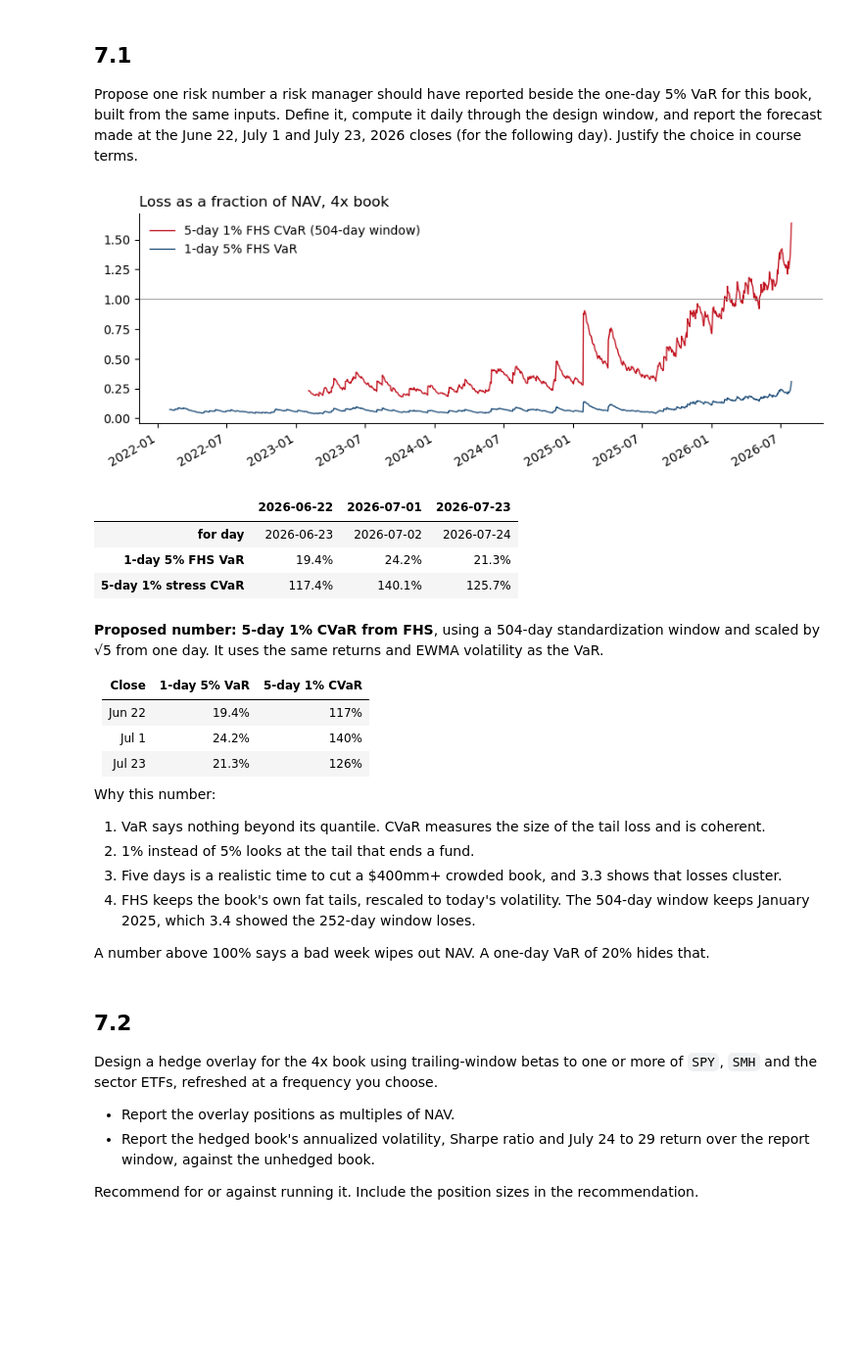
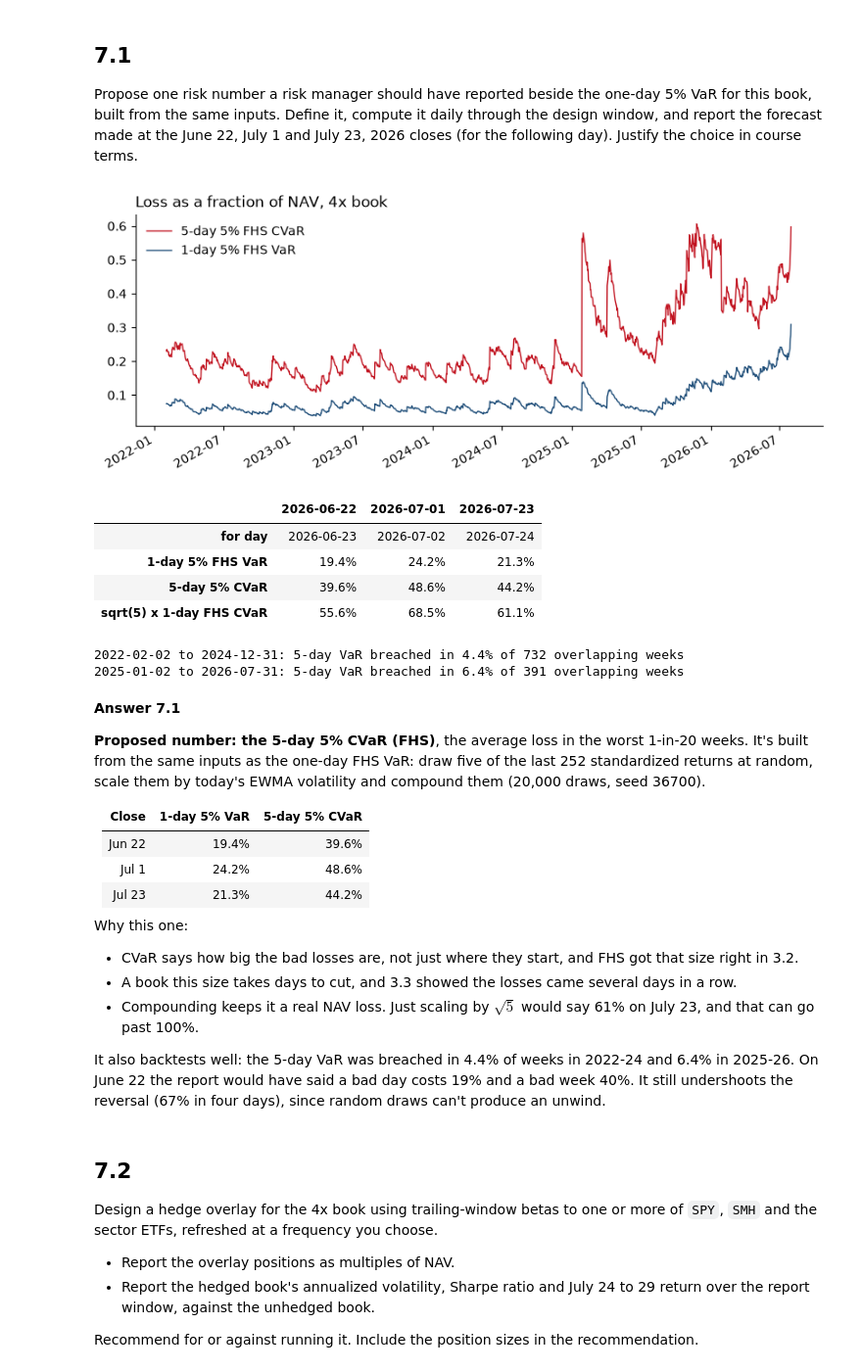
Before and after one commit to lucasalbinlazcano/ContextualAlertness, a Jupyter notebook: notebook/project_merged.ipynb, the cells around one changed output. Shown at 98% size. Drawn from its saved outputs; the diff is of its cells as text; code cells hidden in the pictures; blank space fills up the shorter version.

```diff
--- a/notebook/project_merged.ipynb
+++ b/notebook/project_merged.ipynb
@@ -1288,46 +1347,64 @@ Choose the additional risk measure, hedge specification, dashboard item, and fin
 
 Propose one risk number a risk manager should have reported beside the one-day 5% VaR for this book, built from the same inputs. Define it, compute it daily through the design window, and report the forecast made at the June 22, July 1 and July 23, 2026 closes (for the following day). Justify the choice in course terms.
 # %%
-STRESS_ALPHA, STRESS_DAYS, STRESS_WINDOW = 0.01, 5, 504
-z_design = (book_4x / forecasts['sigma']).values
-stress_cvar = pd.Series(np.nan, index=book_4x.index)
-for t in range(STRESS_WINDOW + INIT_DAYS, len(book_4x)):
-    stress_cvar.iloc[t] = tail_stats(z_design[t - STRESS_WINDOW:t], STRESS_ALPHA)[1] * forecasts['sigma'].iloc[t] * np.sqrt(STRESS_DAYS)
+H_DAYS, N_SIM, SEED_71 = 5, 20_000, 36700
+draw_idx = np.random.default_rng(SEED_71).integers(0, WINDOW, size=(N_SIM, H_DAYS))   # the same draws every day
+z_values, sig_values = z_all.values, forecasts['sigma'].values
+week_cvar = pd.Series(np.nan, index=book_4x.index)
+week_var = pd.Series(np.nan, index=book_4x.index)
+for t in range(WINDOW, len(book_4x)):
+    window = z_values[t - WINDOW:t]                     # the same 252 standardized returns as the FHS VaR
+    if np.isnan(window).any():
+        continue
+    loss = 1 - np.prod(1 + np.maximum(window[draw_idx] * sig_values[t], -1.0), axis=1)   # compounded 5-day loss
+    week_var.iloc[t] = np.quantile(loss, 1 - ALPHA)
+    week_cvar.iloc[t] = loss[loss >= week_var.iloc[t]].mean()
 
 fig, ax = plt.subplots(figsize=(10, 3.5))
-stress_cvar.plot(ax=ax, color='#c1121f', lw=1, label='5-day 1% FHS CVaR (504-day window)')
+week_cvar.plot(ax=ax, color='#c1121f', lw=1, label='5-day 5% FHS CVaR')
 forecasts['FHS VaR'].plot(ax=ax, color='#1f4e79', lw=1, label='1-day 5% FHS VaR')
-ax.axhline(1, color='grey', lw=0.6)
 ax.set_title('Loss as a fraction of NAV, 4x book', loc='left'); ax.set_xlabel('')
 ax.legend(frameon=False); ax.spines[['top', 'right']].set_visible(False)
 plt.show()
 
 next_day = lambda d: book_4x.index[book_4x.index.get_loc(pd.Timestamp(d)) + 1]
-pd.DataFrame({d: {'for day': next_day(d).date(), '1-day 5% FHS VaR': f"{forecasts.loc[next_day(d), 'FHS VaR']:.1%}",
-                  '5-day 1% stress CVaR': f'{stress_cvar.loc[next_day(d)]:.1%}'}
-              for d in ['2026-06-22', '2026-07-01', '2026-07-23']})
+display(pd.DataFrame({d: {'for day': next_day(d).date(),
+                          '1-day 5% FHS VaR': f"{forecasts.loc[next_day(d), 'FHS VaR']:.1%}",
+                          '5-day 5% CVaR': f'{week_cvar.loc[next_day(d)]:.1%}',
+                          'sqrt(5) x 1-day FHS CVaR': f"{np.sqrt(5) * forecasts.loc[next_day(d), 'FHS CVaR']:.1%}"}
+                      for d in ['2026-06-22', '2026-07-01', '2026-07-23']}))
+
+# backtest: how often the realized 5-day loss beat the 5-day VaR
+fwd_5d = -((1 + book_4x).rolling(H_DAYS).apply(np.prod, raw=True).shift(-(H_DAYS - 1)) - 1)
+for a, b in [('2022-02-02', '2024-12-31'), ('2025-01-02', '2026-07-31')]:
+    l = fwd_5d.loc[a:b].dropna()
+    print(f"{a} to {b}: 5-day VaR breached in {(l > week_var.loc[l.index]).mean():.1%} of {len(l)} overlapping weeks")
 # %% [output]
-[figure, old version]
+[figure, new version]
 |  | 2026-06-22 | 2026-07-01 | 2026-07-23 |
 | for day | 2026-06-23 | 2026-07-02 | 2026-07-24 |
 | 1-day 5% FHS VaR | 19.4% | 24.2% | 21.3% |
-| 5-day 1% stress CVaR | 117.4% | 140.1% | 125.7% |
+| 5-day 5% CVaR | 39.6% | 48.6% | 44.2% |
+| sqrt(5) x 1-day FHS CVaR | 55.6% | 68.5% | 61.1% |
+2022-02-02 to 2024-12-31: 5-day VaR breached in 4.4% of 732 overlapping weeks
+2025-01-02 to 2026-07-31: 5-day VaR breached in 6.4% of 391 overlapping weeks
 # %% [markdown]
-**Proposed number: 5-day 1% CVaR from FHS**, using a 504-day standardization window and scaled by √5 from one day. It uses the same returns and EWMA volatility as the VaR.
+**Answer 7.1**
 
-| Close | 1-day 5% VaR | 5-day 1% CVaR |
+**Proposed number: the 5-day 5% CVaR (FHS)**, the average loss in the worst 1-in-20 weeks. It's built from the same inputs as the one-day FHS VaR: draw five of the last 252 standardized returns at random, scale them by today's EWMA volatility and compound them (20,000 draws, seed 36700).
+
+| Close | 1-day 5% VaR | 5-day 5% CVaR |
 |---|---|---|
-| Jun 22 | 19.4% | 117% |
-| Jul 1 | 24.2% | 140% |
-| Jul 23 | 21.3% | 126% |
+| Jun 22 | 19.4% | 39.6% |
+| Jul 1 | 24.2% | 48.6% |
+| Jul 23 | 21.3% | 44.2% |
 
-Why this number:
-1. VaR says nothing beyond its quantile. CVaR measures the size of the tail loss and is coherent.
-2. 1% instead of 5% looks at the tail that ends a fund.
-3. Five days is a realistic time to cut a $400mm+ crowded book, and 3.3 shows that losses cluster.
-4. FHS keeps the book's own fat tails, rescaled to today's volatility. The 504-day window keeps January 2025, which 3.4 showed the 252-day window loses.
+Why this one:
+- CVaR says how big the bad losses are, not just where they start, and FHS got that size right in 3.2.
+- A book this size takes days to cut, and 3.3 showed the losses came several days in a row.
+- Compounding keeps it a real NAV loss. Just scaling by $\sqrt{5}$ would say 61% on July 23, and that can go past 100%.
 
-A number above 100% says a bad week wipes out NAV. A one-day VaR of 20% hides that.
+It also backtests well: the 5-day VaR was breached in 4.4% of weeks in 2022-24 and 6.4% in 2025-26. On June 22 the report would have said a bad day costs 19% and a bad week 40%. It still undershoots the reversal (67% in four days), since random draws can't produce an unwind.
 # %% [markdown]
 ## 7.2
 
```
Also changed, not shown: parts of 33 cells of this notebook.
